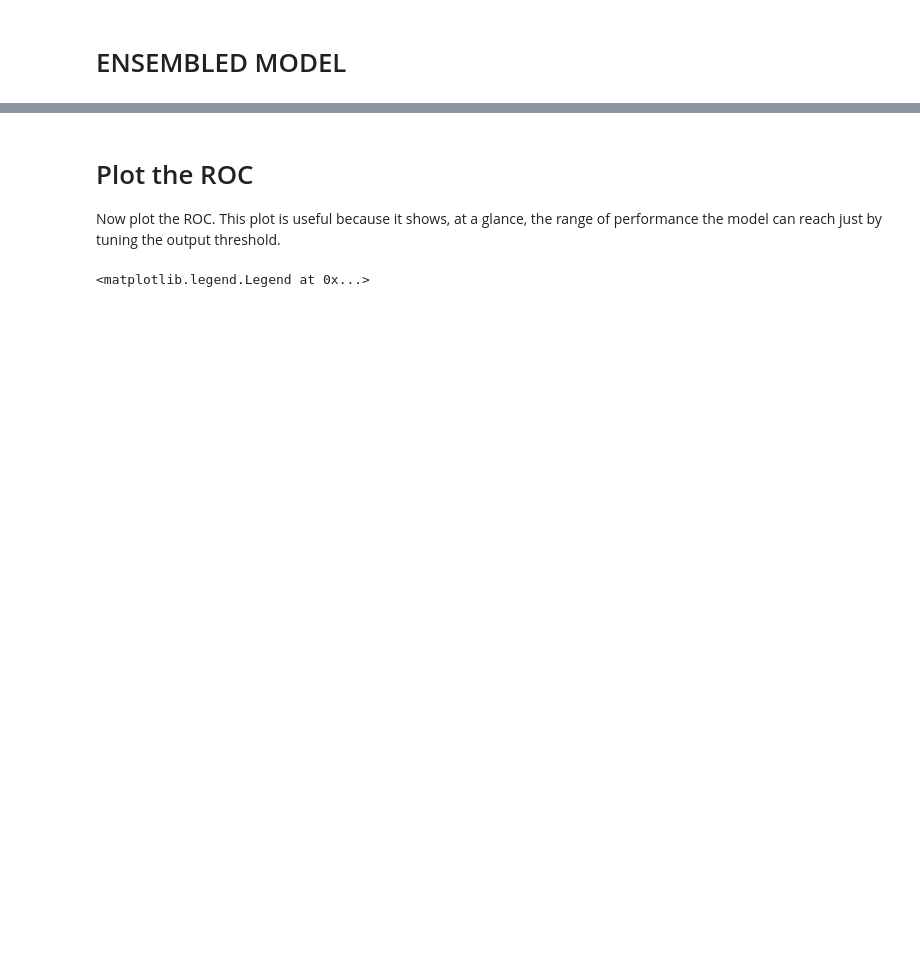
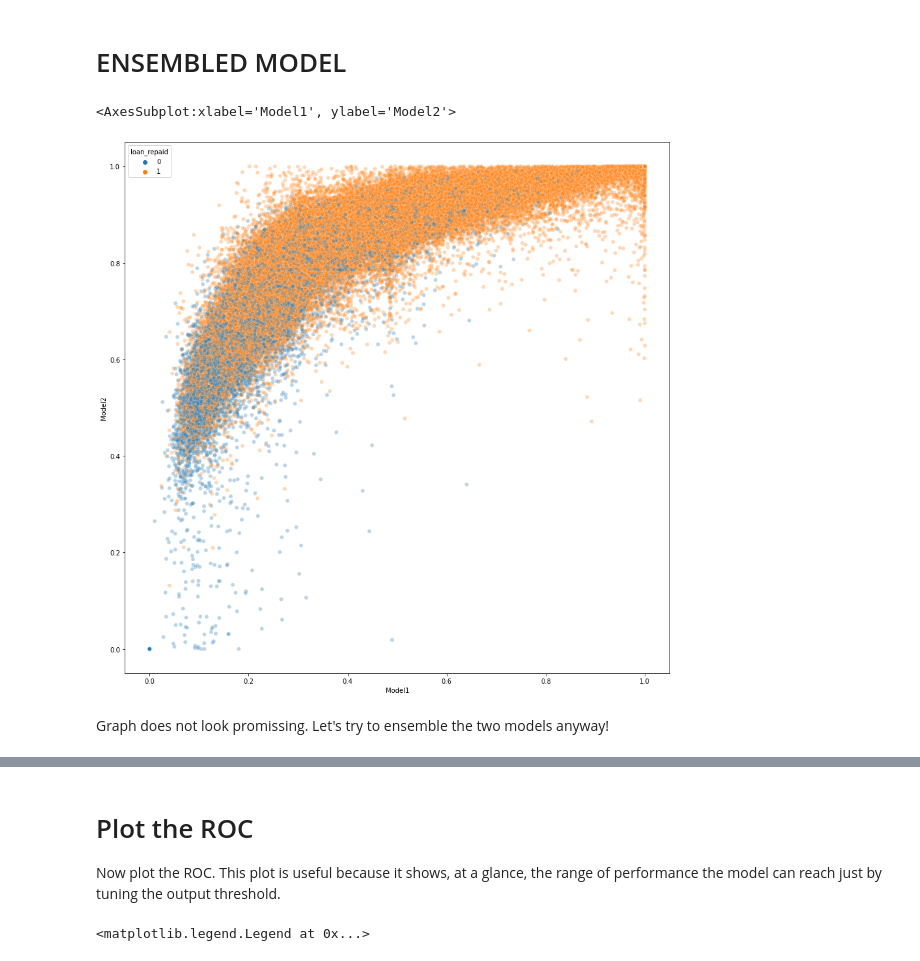
Before and after one commit to haydarevren/DS-ML-Miniprojects, a Jupyter notebook: 11-ANN/01-Keras-Project.ipynb, the cells around one changed output, grey strips where cells are left out. Cells and saved outputs as stored; diff of their text form; code cells hidden in the pictures; blank space fills up the shorter version.

```diff
--- a/11-ANN/01-Keras-Project.ipynb
+++ b/11-ANN/01-Keras-Project.ipynb
@@ -1242,0 +1238,18 @@ test_labels=y_test
+# %%
+from sklearn.linear_model import LogisticRegression
+logmodel =LogisticRegression()
+
+y1=model.predict(X_train)
+y2=model2.predict(X_train)
+# %%
+model1_pred = pd.DataFrame(data=y1.reshape(-1,1), index=y_train.index, columns=['Model1'])
+model2_pred = pd.DataFrame(data=y2.reshape(-1,1), index=y_train.index, columns=['Model2'])
+models_pred = pd.concat([model1_pred,model2_pred, y_train],axis=1)
+# %%
+plt.figure(figsize=(15,15))
+sns.scatterplot(data=models_pred,x="Model1",y="Model2",hue="loan_repaid", alpha=0.3)
+# %% [output]
+<AxesSubplot:xlabel='Model1', ylabel='Model2'>
+[figure, added]
+# %% [markdown]
+Graph does not look promissing. Let's try to ensemble the two models anyway!
```
Also changed, not shown: parts of 24 cells of this notebook, 2 other files.
